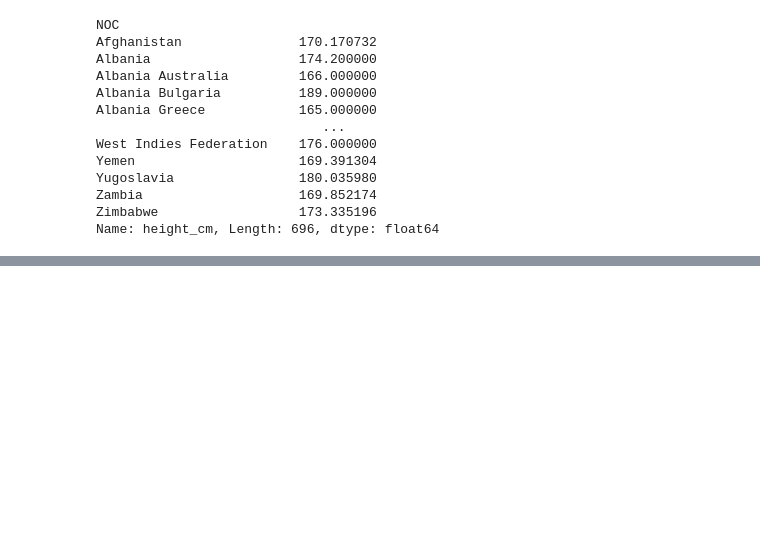
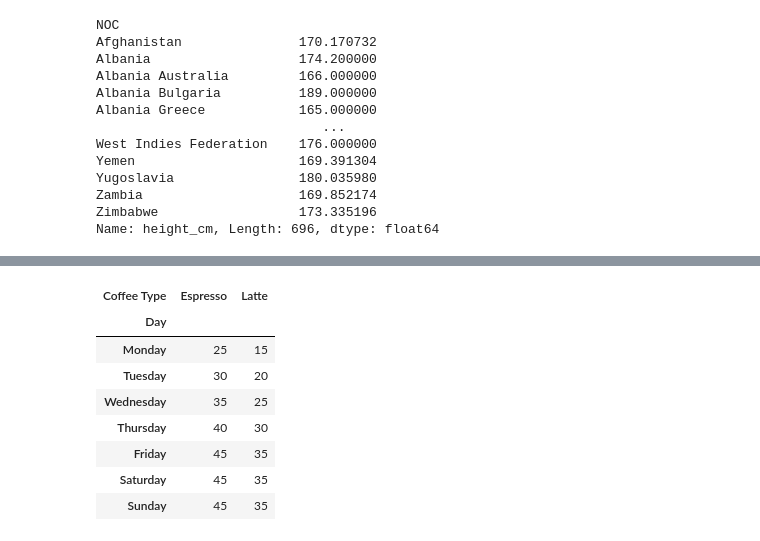
Before and after one commit to akshayupadhayay/pandas, a Jupyter notebook: notebooks/operations.ipynb, the cells around one changed output, grey strips where cells are left out. Drawn from its saved outputs; the diff is of its cells as text; code cells hidden in the pictures; blank space fills up the shorter version.

```diff
--- a/notebooks/operations.ipynb
+++ b/notebooks/operations.ipynb
@@ -898,0 +899,32 @@ bios.groupby(['NOC', 'born_city']).agg({'height_cm': 'mean', 'weight_kg': 'mean'
+# %%
+# to create a pivot table that shows the total units sold for each coffee type on each day.
+# The pivot() method is used to reshape the data in the coffee dataframe.
+# The columns parameter specifies the column to use as the new columns in the pivot table,
+# the index parameter specifies the column to use as the new index in the pivot table, and
+# the values parameter specifies the column to use for populating the values in the pivot table.
+# After creating the pivot table, we are reindexing it to ensure that the days of the week are in the correct order.
+pivot = coffee.pivot(
+    columns='Coffee Type',
+    index='Day',
+    values='Units Sold'
+    )
+pivot = pivot.reindex([
+    'Monday',
+    'Tuesday',
+    'Wednesday',
+    'Thursday',
+    'Friday',
+    'Saturday',
+    'Sunday'
+])
+pivot
+# %% [output]
+| Coffee Type | Espresso | Latte |
+| Day |  |  |
+| Monday | 25 | 15 |
+| Tuesday | 30 | 20 |
+| Wednesday | 35 | 25 |
+| Thursday | 40 | 30 |
+| Friday | 45 | 35 |
+| Saturday | 45 | 35 |
+| Sunday | 45 | 35 |
```
Also changed, not shown: parts of 2 cells of this notebook, 1 other file.
